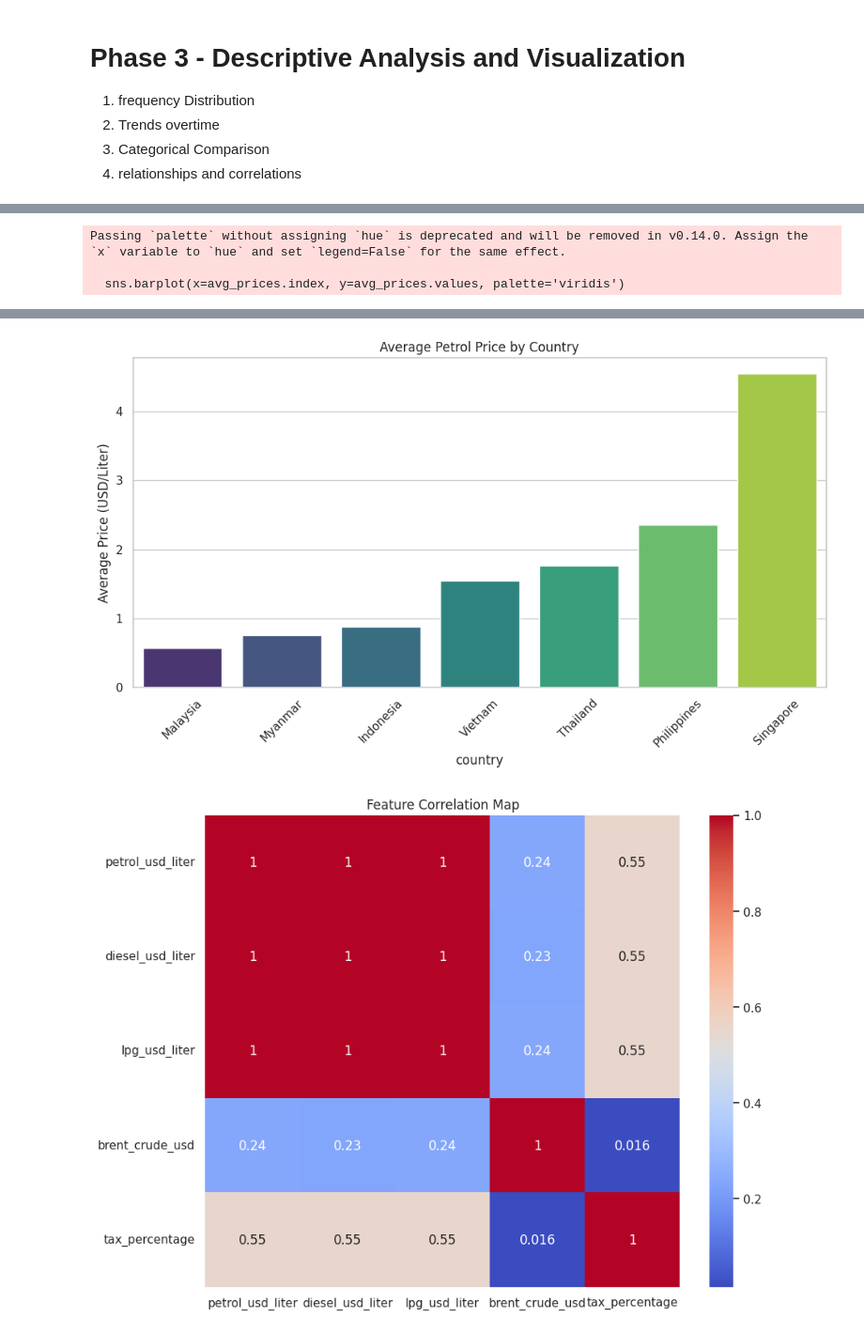
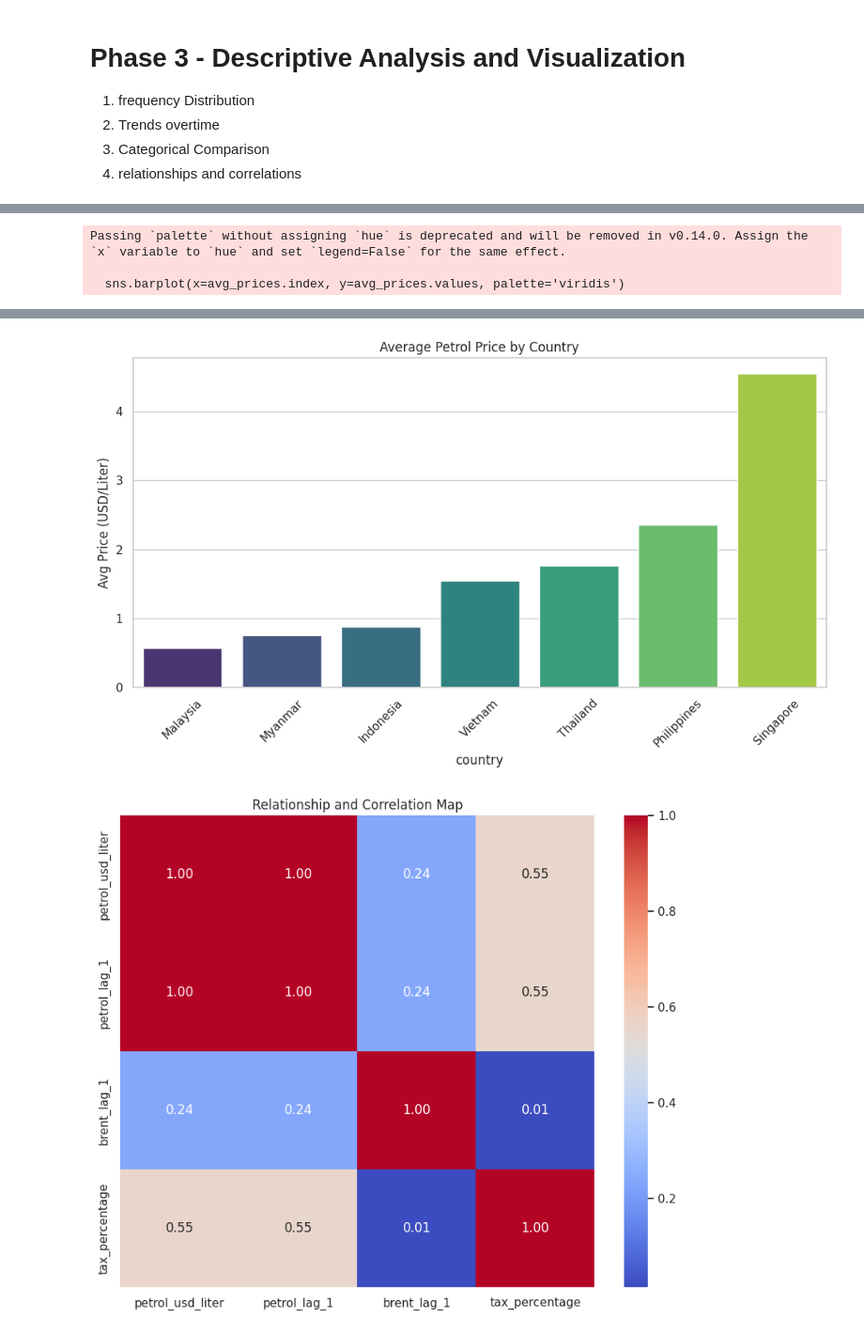
Before and after one commit to yelle15/fuelcast, a Jupyter notebook: machine-learning/GasModel2_2.ipynb, the cells around one changed output, grey strips where cells are left out. Shown at 94% size. Saved outputs shown, nothing was run; the diff lists cells and outputs as text; code cells hidden in the pictures.

```diff
--- a/machine-learning/GasModel2_2.ipynb
+++ b/machine-learning/GasModel2_2.ipynb
@@ -87,45 +104,49 @@ n
 # %%
-df = pd.read_csv('sea_fuel_prices_2020_2026 - Sheet1.csv')
-df['date'] = pd.to_datetime(df['date'])
+# 1. Descriptive Analysis
+# Calculating Mean, Mode, Variance, and Std Dev
+num_cols_analysis = ['petrol_usd_liter', 'brent_crude_usd', 'tax_percentage']
+stats = data[num_cols_analysis].agg(['mean', 'std', 'var'])
 
-# 2. Descriptive Analysis
-numerical_cols = ['petrol_usd_liter', 'diesel_usd_liter', 'lpg_usd_liter', 'brent_crude_usd', 'tax_percentage']
-stats = df[numerical_cols].agg(['mean', 'median', 'std', 'var'])
+# Calculate Mode separately (as it can return multiple values)
+modes = data[num_cols_analysis].mode().iloc[0]
+stats.loc['mode'] = modes
+
 print("--- Descriptive Statistics ---")
 print(stats)
 
-# 3. Visualizations
+# 2. Visualizations
 sns.set(style="whitegrid")
 
-# (1) Frequency Distribution
+# (1) Frequency and Distribution
 plt.figure(figsize=(10, 5))
-sns.histplot(df['petrol_usd_liter'], kde=True, color='skyblue')
-plt.title('Distribution of Petrol Prices')
-plt.savefig('distribution_petrol.png')
+sns.histplot(data['petrol_usd_liter'], kde=True, color='skyblue')
+plt.title('Frequency Distribution of Petrol Prices')
+plt.savefig('frequency_distribution.png')
 
-# (2) Trends over Time (Fixed with 'hue')
+# (2) Trends over Time (Using Names for 'hue')
 plt.figure(figsize=(12, 6))
-sns.lineplot(data=df, x='date', y='petrol_usd_liter', hue='country')
-plt.title('Petrol Price Trends by Country')
+sns.lineplot(data=data, x='date', y='petrol_usd_liter', hue='country')
+plt.title('Petrol Price Trends by Country (2020-2026)')
 plt.legend(bbox_to_anchor=(1.05, 1), loc='upper left')
 plt.tight_layout()
 plt.savefig('trends_over_time.png')
 
-# (3) Categorical Comparison (NOW AS A BAR GRAPH)
+# (3) Categorical Comparisons (Bar graph of average price per country)
 plt.figure(figsize=(10, 6))
-# We calculate the average price per country and sort it for a better visual
-avg_prices = df.groupby('country')['petrol_usd_liter'].mean().sort_values()
+avg_prices = data.groupby('country')['petrol_usd_liter'].mean().sort_values()
 sns.barplot(x=avg_prices.index, y=avg_prices.values, palette='viridis')
 plt.title('Average Petrol Price by Country')
-plt.ylabel('Average Price (USD/Liter)')
-plt.xticks(rotation=45) # Rotates the country names
+plt.ylabel('Avg Price (USD/Liter)')
+plt.xticks(rotation=45)
 plt.tight_layout()
-plt.savefig('categorical_comparison_bar.png')
+plt.savefig('categorical_comparison.png')
 
 # (4) Relationship and Correlations
 plt.figure(figsize=(10, 8))
-sns.heatmap(df[numerical_cols].corr(), annot=True, cmap='coolwarm')
-plt.title('Feature Correlation Map')
+# Correlate target with key predictors
+corr_data = data[['petrol_usd_liter', 'petrol_lag_1', 'brent_lag_1', 'tax_percentage']]
+sns.heatmap(corr_data.corr(), annot=True, cmap='coolwarm', fmt=".2f")
+plt.title('Relationship and Correlation Map')
 plt.savefig('correlation_heatmap.png')
 
 plt.show()
@@ -150,2 +165,2 @@ Passing `palette` without assigning `hue` is deprecated and will be removed in v
-[figure, old version]
+[figure, new version]
-[figure, old version]
+[figure, new version]
```
Also changed, not shown: parts of 8 cells of this notebook.
